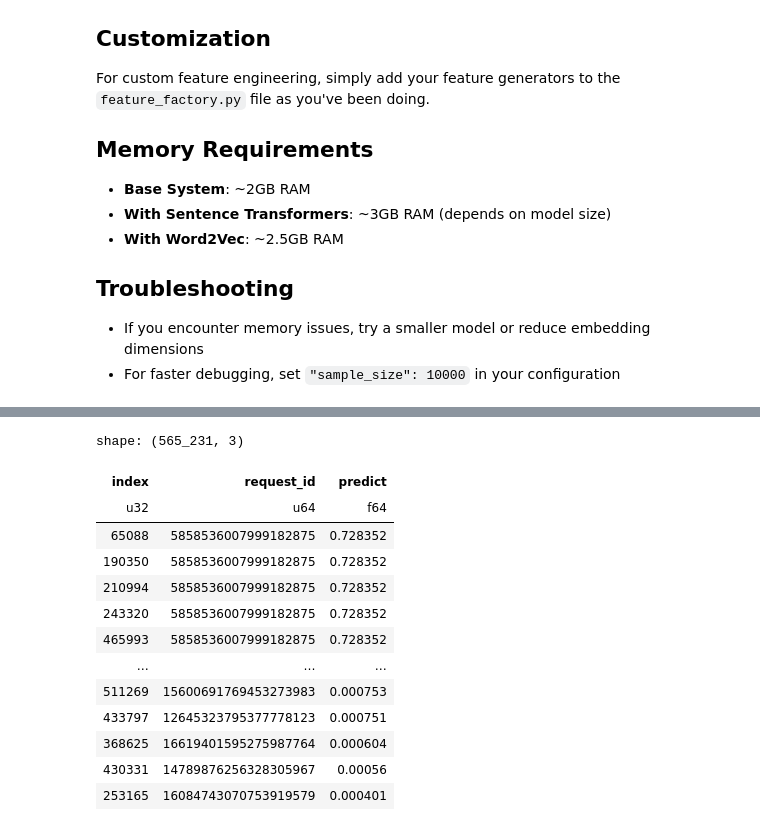
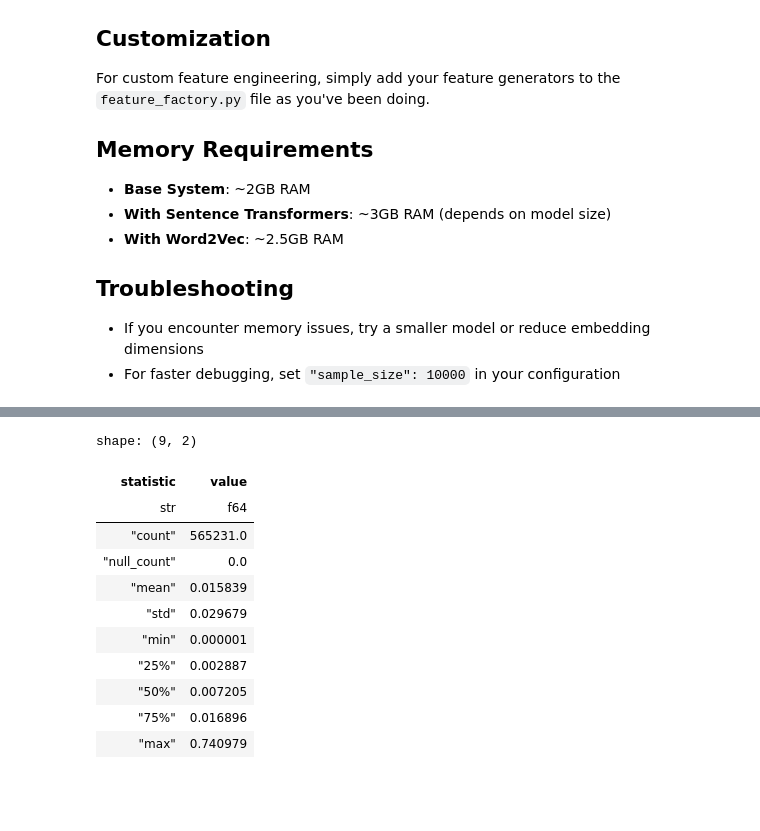
Before and after one commit to almayor/lavka-rs-contest, a Jupyter notebook: homework.ipynb, the cells around one changed output, grey strips where cells are left out. Drawn from its saved outputs; the diff is of its cells as text; code cells hidden in the pictures; blank space fills up the shorter version.

```diff
--- a/homework.ipynb
+++ b/homework.ipynb
@@ -315,17 +292,15 @@ Experiment completed: recommender_20250412_232422
-# %%
-submission
-# %% [output]
-shape: (565_231, 3)
-| index | request_id | predict |
-| u32 | u64 | f64 |
-| 65088 | 5858536007999182875 | 0.728352 |
-| 190350 | 5858536007999182875 | 0.728352 |
-| 210994 | 5858536007999182875 | 0.728352 |
-| 243320 | 5858536007999182875 | 0.728352 |
-| 465993 | 5858536007999182875 | 0.728352 |
-| … | … | … |
-| 511269 | 15600691769453273983 | 0.000753 |
-| 433797 | 12645323795377778123 | 0.000751 |
-| 368625 | 16619401595275987764 | 0.000604 |
-| 430331 | 14789876256328305967 | 0.00056 |
-| 253165 | 16084743070753919579 | 0.000401 |
+# %%
+submission['predict'].describe()
+# %% [output]
+shape: (9, 2)
+| statistic | value |
+| str | f64 |
+| "count" | 565231.0 |
+| "null_count" | 0.0 |
+| "mean" | 0.015839 |
+| "std" | 0.029679 |
+| "min" | 0.000001 |
+| "25%" | 0.002887 |
+| "50%" | 0.007205 |
+| "75%" | 0.016896 |
+| "max" | 0.740979 |
```
Also changed, not shown: parts of 11 cells of this notebook, 10 other files.
